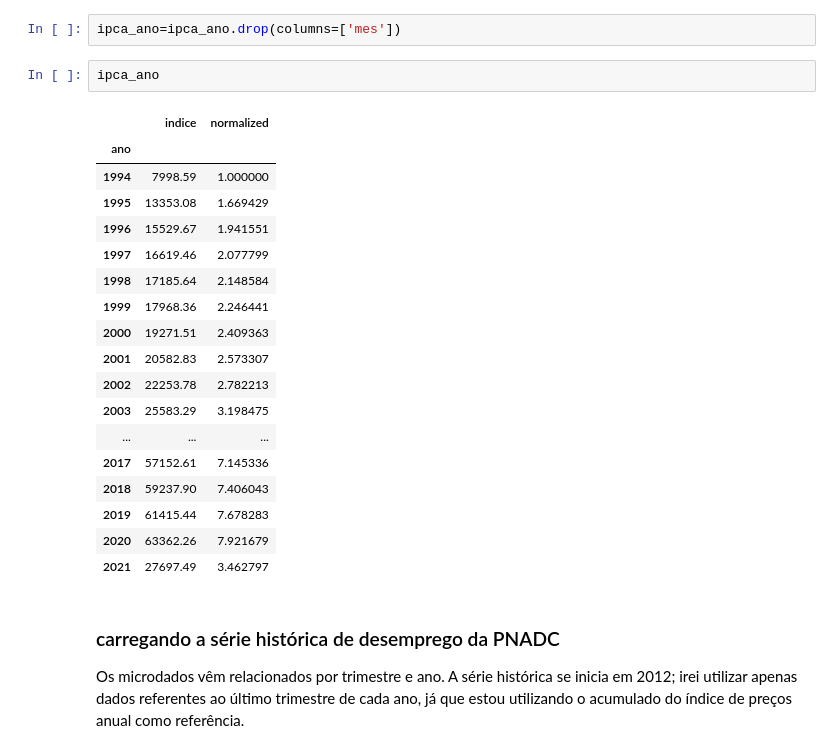
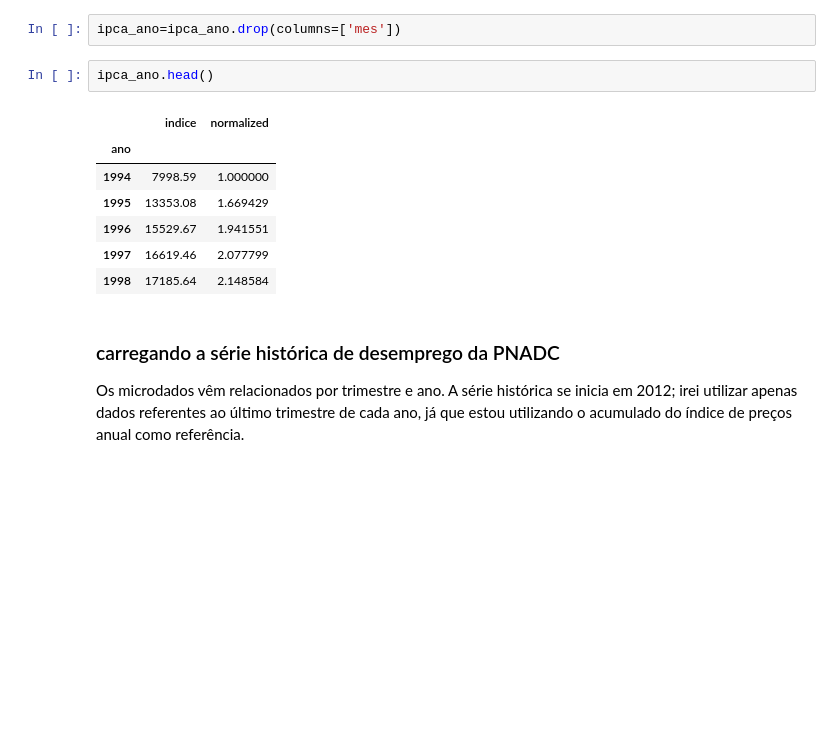
Before and after one commit to JV-Nunes/Curva_de_Phillips_BR, a Jupyter notebook: Curva_de_Phillips_BR.ipynb, the cells around one changed output. Cells and saved outputs as stored; diff of their text form; blank space fills up the shorter version.

```diff
--- a/Curva_de_Phillips_BR.ipynb
+++ b/Curva_de_Phillips_BR.ipynb
@@ -15,26 +15,15 @@ ipca_ano['normalized']=ipca_ano['indice']/7998.59
 # %%
 ipca_ano=ipca_ano.drop(columns=['mes'])
 # %%
-ipca_ano
+ipca_ano.head()
 # %% [output]
 |  | indice | normalized |
 | ano |  |  |
 | 1994 | 7998.59 | 1.000000 |
 | 1995 | 13353.08 | 1.669429 |
 | 1996 | 15529.67 | 1.941551 |
 | 1997 | 16619.46 | 2.077799 |
 | 1998 | 17185.64 | 2.148584 |
-| 1999 | 17968.36 | 2.246441 |
-| 2000 | 19271.51 | 2.409363 |
-| 2001 | 20582.83 | 2.573307 |
-| 2002 | 22253.78 | 2.782213 |
-| 2003 | 25583.29 | 3.198475 |
-| ... | ... | ... |
-| 2017 | 57152.61 | 7.145336 |
-| 2018 | 59237.90 | 7.406043 |
-| 2019 | 61415.44 | 7.678283 |
-| 2020 | 63362.26 | 7.921679 |
-| 2021 | 27697.49 | 3.462797 |
 # %% [markdown]
 ### carregando a série histórica de desemprego da PNADC
 
```
Also changed, not shown: parts of 12 cells of this notebook, 2 other files.
